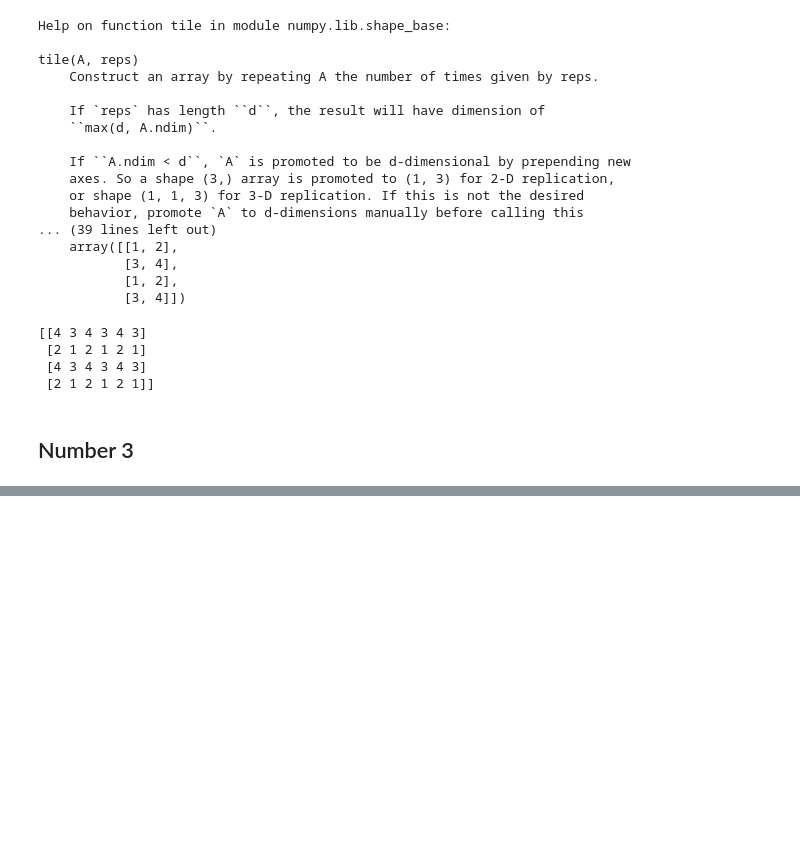
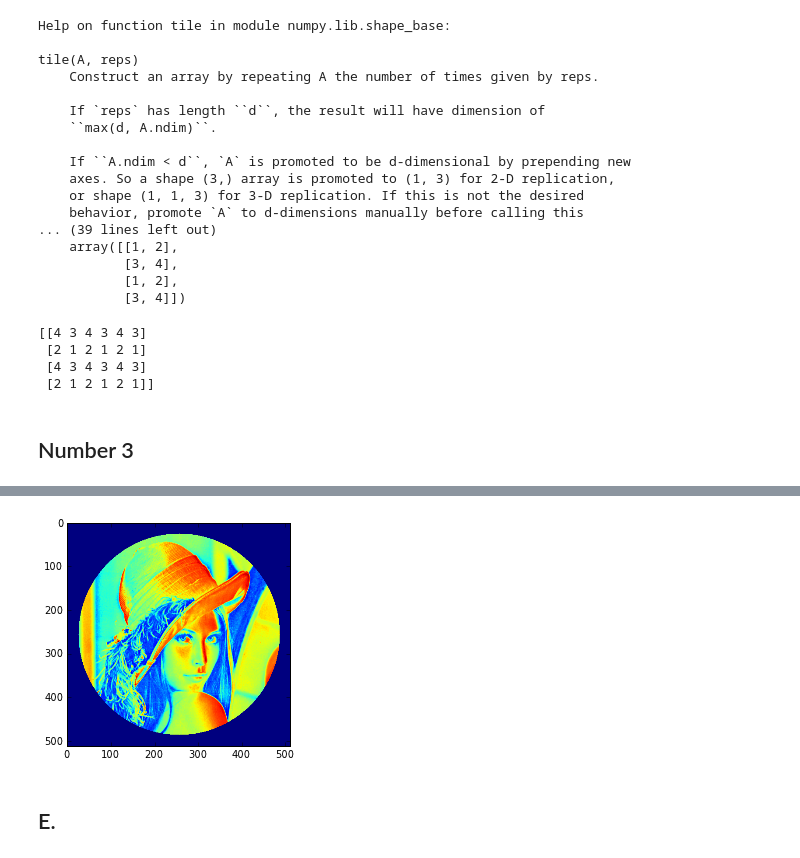
Before and after one commit to ewjohnst/PHYS202-S13, a Jupyter notebook: Week2/NumpyEx1.ipynb, the cells around one changed output, grey strips where cells are left out. Saved outputs shown, nothing was run; the diff lists cells and outputs as text; code cells hidden in the pictures; blank space fills up the shorter version.

```diff
--- a/Week2/NumpyEx1.ipynb
+++ b/Week2/NumpyEx1.ipynb
@@ -90,0 +214,9 @@ SyntaxError: invalid syntax (<ipython-input-39-dbfd809a1e1e>, line 2)
+# %%
+lena[mask] = 0
+imshow(lena)
+show()
+# %% [output]
+[figure, added]
+# %% [markdown]
+E.
+-
```
Also changed, not shown: parts of 30 cells of this notebook.
